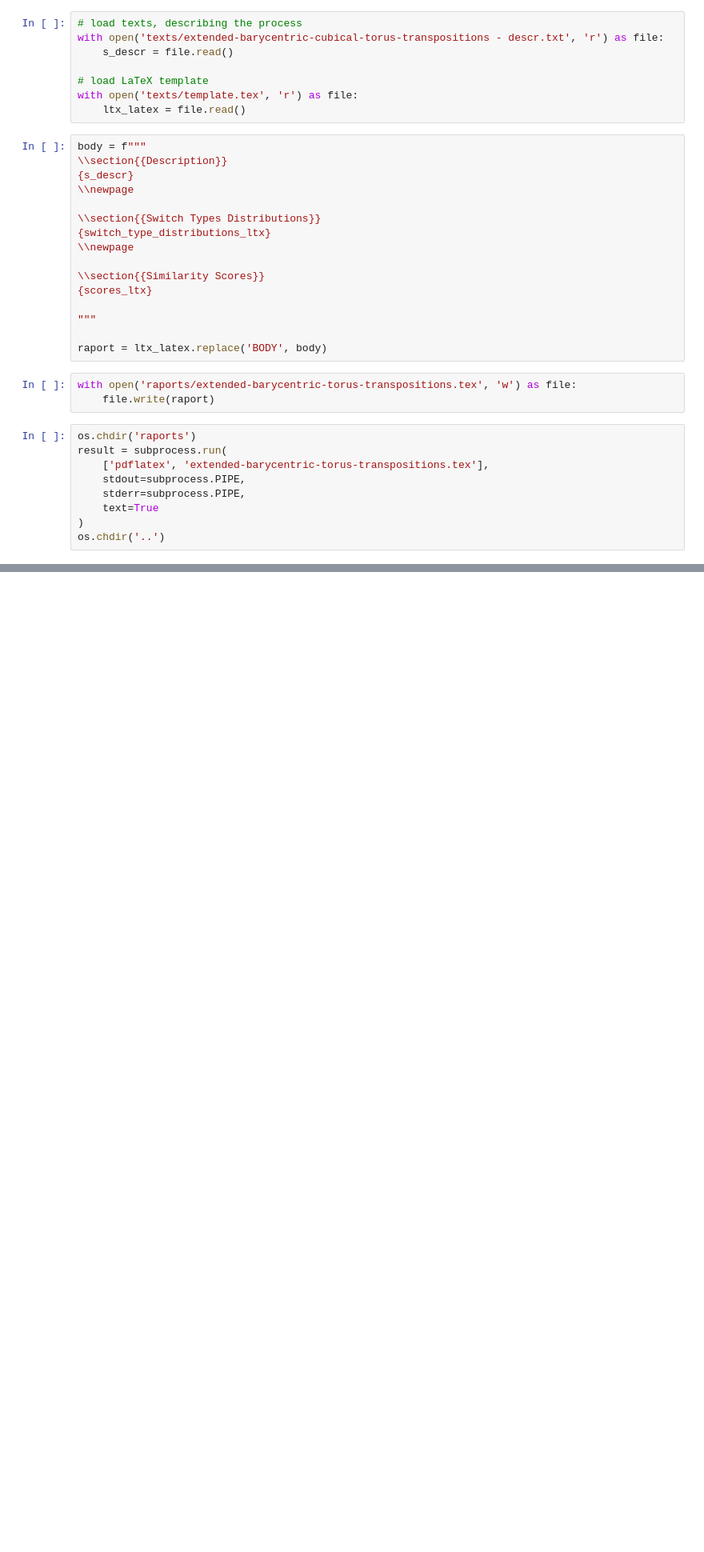
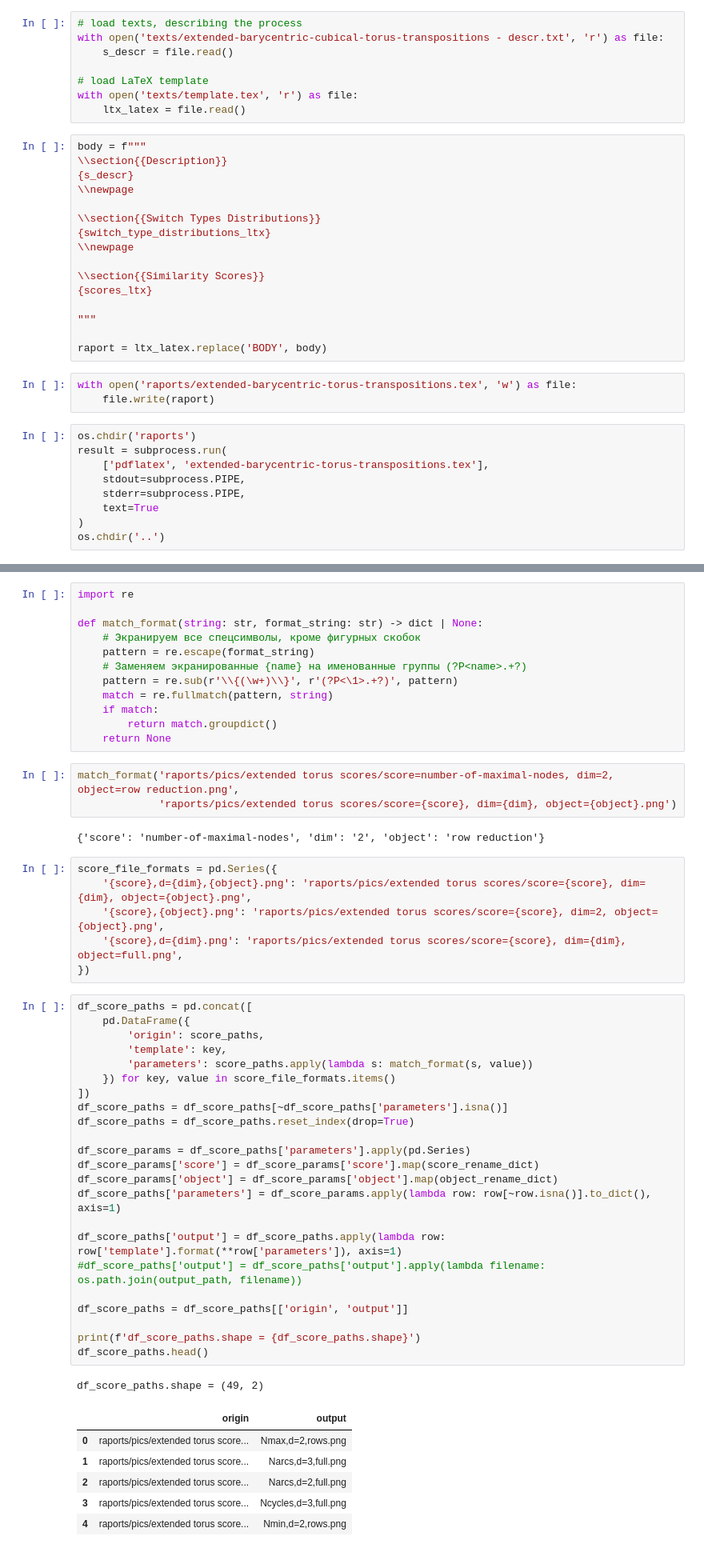
Before and after one commit to zimfv/depth-poset, a Jupyter notebook: notebooks/Analyze Transpositions between Extended Barycentric Cubical Toruses.ipynb, the cells around one changed output, grey strips where cells are left out. Shown at 80% size. Drawn from its saved outputs; the diff is of its cells as text; blank space fills up the shorter version.

Commit message:
Copy and rename plots abouts CTCE used in the overleaf-project Lefschetz transpositions

```diff
--- a/notebooks/Analyze Transpositions between Extended Barycentric Cubical Toruses.ipynb
+++ b/notebooks/Analyze Transpositions between Extended Barycentric Cubical Toruses.ipynb
@@ -691,0 +706,54 @@ os.chdir('..')
+# %%
+import re
+
+def match_format(string: str, format_string: str) -> dict | None:
+    # Экранируем все спецсимволы, кроме фигурных скобок
+    pattern = re.escape(format_string)
+    # Заменяем экранированные {name} на именованные группы (?P<name>.+?)
+    pattern = re.sub(r'\\{(\w+)\\}', r'(?P<\1>.+?)', pattern)
+    match = re.fullmatch(pattern, string)
+    if match:
+        return match.groupdict()
+    return None
+# %%
+match_format('raports/pics/extended torus scores/score=number-of-maximal-nodes, dim=2, object=row reduction.png',
+             'raports/pics/extended torus scores/score={score}, dim={dim}, object={object}.png')
+# %% [output]
+{'score': 'number-of-maximal-nodes', 'dim': '2', 'object': 'row reduction'}
+# %%
+score_file_formats = pd.Series({
+    '{score},d={dim},{object}.png': 'raports/pics/extended torus scores/score={score}, dim={dim}, object={object}.png',
+    '{score},{object}.png': 'raports/pics/extended torus scores/score={score}, dim=2, object={object}.png',
+    '{score},d={dim}.png': 'raports/pics/extended torus scores/score={score}, dim={dim}, object=full.png',
+})
+# %%
+df_score_paths = pd.concat([
+    pd.DataFrame({
+        'origin': score_paths,
+        'template': key,
+        'parameters': score_paths.apply(lambda s: match_format(s, value))
+    }) for key, value in score_file_formats.items()
+])
+df_score_paths = df_score_paths[~df_score_paths['parameters'].isna()]
+df_score_paths = df_score_paths.reset_index(drop=True)
+
+df_score_params = df_score_paths['parameters'].apply(pd.Series)
+df_score_params['score'] = df_score_params['score'].map(score_rename_dict)
+df_score_params['object'] = df_score_params['object'].map(object_rename_dict)
+df_score_paths['parameters'] = df_score_params.apply(lambda row: row[~row.isna()].to_dict(), axis=1)
+
+df_score_paths['output'] = df_score_paths.apply(lambda row: row['template'].format(**row['parameters']), axis=1)
+#df_score_paths['output'] = df_score_paths['output'].apply(lambda filename: os.path.join(output_path, filename))
+
+df_score_paths = df_score_paths[['origin', 'output']]
+
+print(f'df_score_paths.shape = {df_score_paths.shape}')
+df_score_paths.head()
+# %% [output]
+df_score_paths.shape = (49, 2)
+|  | origin | output |
+| 0 | raports/pics/extended torus score... | Nmax,d=2,rows.png |
+| 1 | raports/pics/extended torus score... | Narcs,d=3,full.png |
+| 2 | raports/pics/extended torus score... | Narcs,d=2,full.png |
+| 3 | raports/pics/extended torus score... | Ncycles,d=3,full.png |
+| 4 | raports/pics/extended torus score... | Nmin,d=2,rows.png |
```
Also changed, not shown: parts of 21 cells of this notebook, 1 other file.
